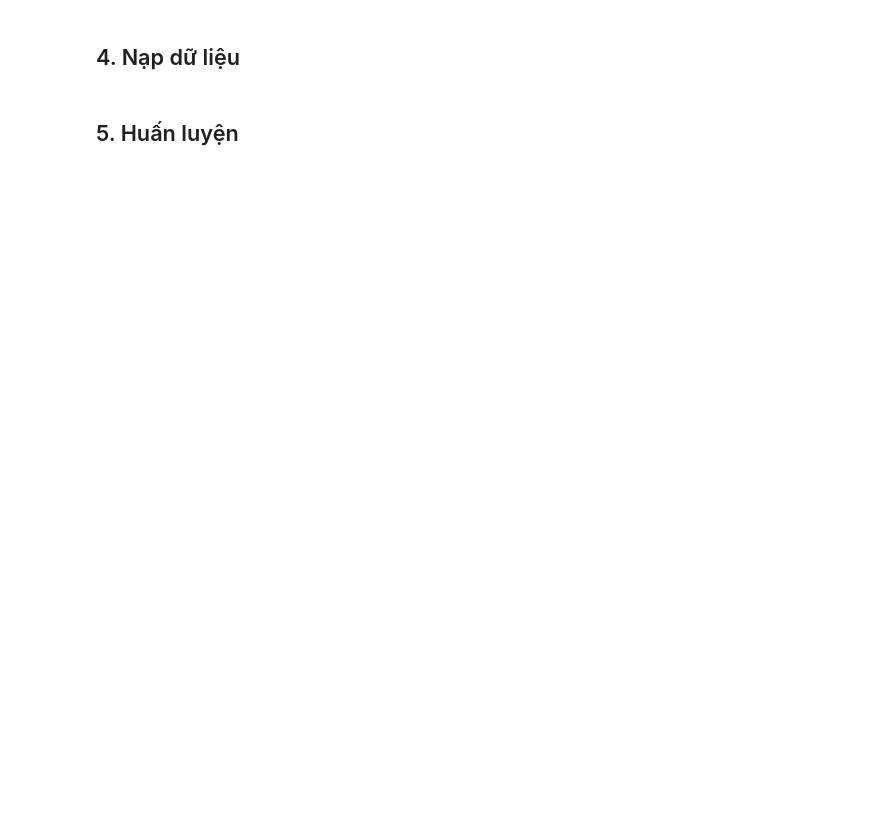
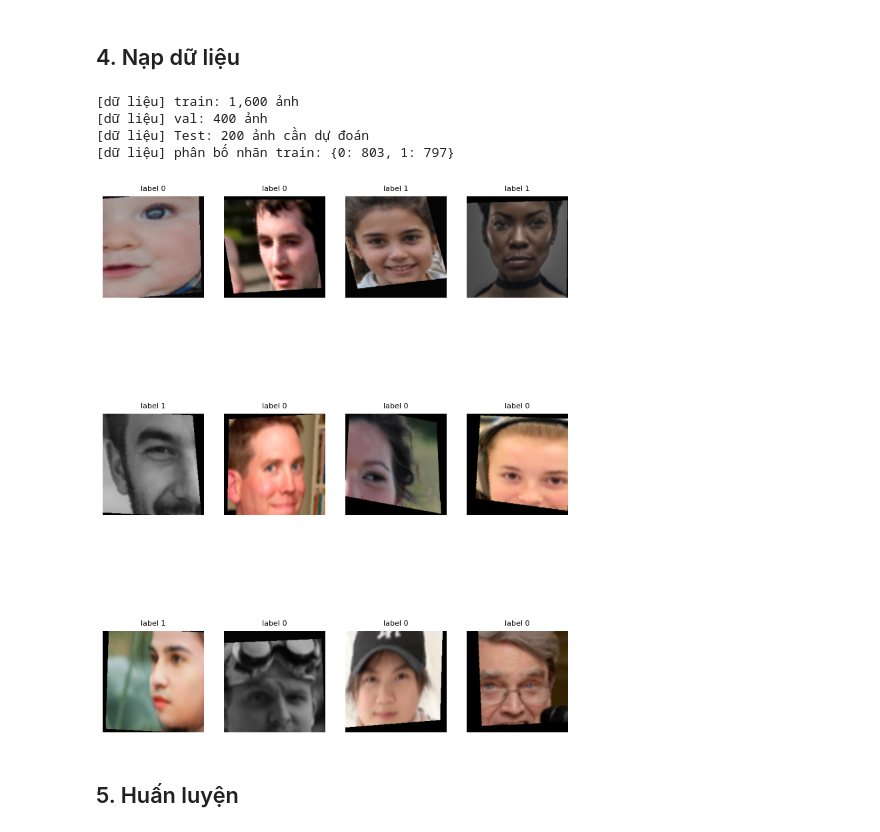
Before and after one commit to phnguyen26/who-is-ai, a Jupyter notebook: baseline_TACVU1.ipynb, the cells around one changed output. Drawn from its saved outputs; the diff is of its cells as text; code cells hidden in the pictures; blank space fills up the shorter version.

```diff
--- a/baseline_TACVU1.ipynb
+++ b/baseline_TACVU1.ipynb
@@ -23,11 +25,9 @@ from torch import nn
 from torch.utils.data import DataLoader, Dataset
 from torchvision.transforms import v2
 
-DATA_ROOT = Path('data')
-SPLIT = 'private_test'        # đổi thành 'private_test' ở giai đoạn kiểm tra bí mật
+TRAIN_ROOT = Path('/kaggle/input/datasets/phnguyencs/qa-dataset/TACVU1/data')
+TEST_ROOT = Path('/kaggle/working/private_test')
 
-EPOCHS = 3
-BATCH_SIZE = 128
 SEED = 42
 
 random.seed(SEED)
@@ -40,6 +40,5 @@ torch.backends.cudnn.benchmark = False
 torch.use_deterministic_algorithms(True, warn_only=True)
 
 DEVICE = torch.device('cuda' if torch.cuda.is_available() else 'cpu')
-print(f'[cấu hình] split={SPLIT} | epochs={EPOCHS} | batch={BATCH_SIZE} | ảnh={IMAGE_SIZE}px | seed={SEED}')
 print(f'[cấu hình] thiết bị: {DEVICE}'
       + (f' ({torch.cuda.get_device_name(0)})' if DEVICE.type == 'cuda' else ''))
@@ -124,16 +157,16 @@ print('[dataset] đã định nghĩa FaceImages (dùng chung cho train và dự
 # %% [markdown]
 ## 4. Nạp dữ liệu
 # %%
-df = pd.read_csv(DATA_ROOT / 'train' / 'manifest.csv')
+df = pd.read_csv(TRAIN_ROOT / 'train' / 'manifest.csv')
 train_df = df.sample(int(0.8 * len(df)), random_state=42)
 val_df = df.drop(index=train_df.index)
 
-train_data = FaceImages(train_df, DATA_ROOT / 'train', train_tf)
-val_data = FaceImages(val_df, DATA_ROOT / 'train', test_tf)
+train_data = FaceImages(train_df, TRAIN_ROOT / 'train', train_tf)
+val_data = FaceImages(val_df, TRAIN_ROOT / 'train', test_tf)
 query = pd.DataFrame({
-    'file_name': sorted(p.name for p in (DATA_ROOT / SPLIT / 'images').iterdir() if p.is_file())
+    'file_name': sorted(p.name for p in (TEST_ROOT / 'images').iterdir() if p.is_file())
 })
-
+BATCH_SIZE = 128
 train_loader = DataLoader(
     train_data , batch_size=BATCH_SIZE, shuffle=True
 )
@@ -143,20 +176,28 @@ val_loader = DataLoader(
 )
 print(f'[dữ liệu] train: {len(train_data):,} ảnh')
 print(f'[dữ liệu] val: {len(val_data):,} ảnh')
-print(f'[dữ liệu] {SPLIT}: {len(query):,} ảnh cần dự đoán')
-print(f'[dữ liệu] phân bố nhãn train: {train_data.label.value_counts().to_dict()}')
+print(f'[dữ liệu] Test: {len(query):,} ảnh cần dự đoán')
+print(f'[dữ liệu] phân bố nhãn train: {train_df.label.value_counts().to_dict()}')
+# %% [output]
+[dữ liệu] train: 1,600 ảnh
+[dữ liệu] val: 400 ảnh
+[dữ liệu] Test: 200 ảnh cần dự đoán
+[dữ liệu] phân bố nhãn train: {0: 803, 1: 797}
 # %%
 import matplotlib.pyplot as plt
 imgs, labels = next(iter(train_loader))
-fig, ax = plt.subplots(3, 4)
+fig, ax = plt.subplots(3, 4, figsize= (9, 12))
+ax = ax.flatten()
 mean = torch.tensor([0.485, 0.456, 0.406]).reshape(3, 1, 1)
 std  = torch.tensor([0.229, 0.224, 0.225]).reshape(3, 1, 1)
 
 for i in range(12):
     img, label = imgs[i], labels[i]
     img = img * std + mean
     img = img.permute(1,2,0).numpy()
     ax[i].imshow(img)
     ax[i].set_title(f"label {label}", fontsize=8)
     ax[i].axis('off')
 plt.show()
+# %% [output]
+[figure, added]
```
Also changed, not shown: parts of 20 cells of this notebook.
